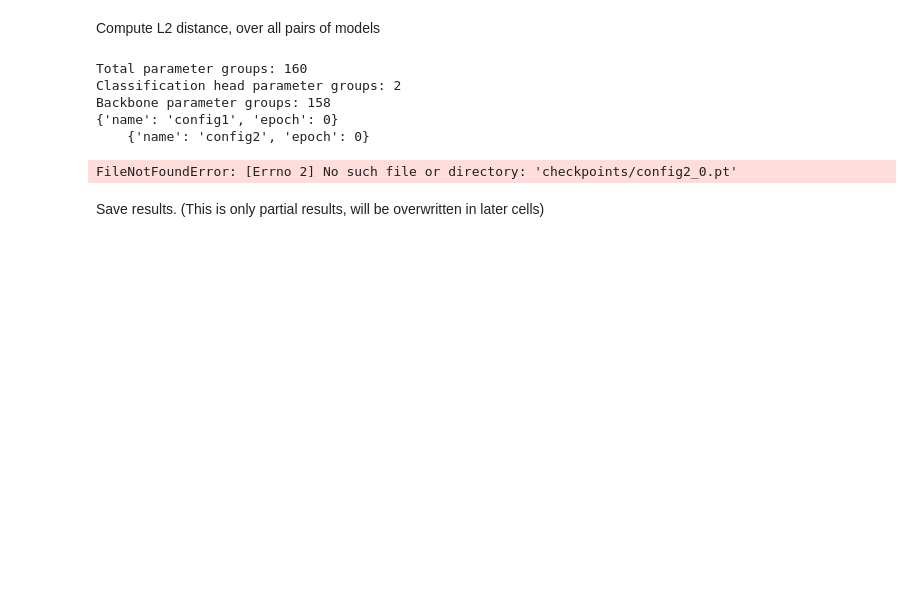
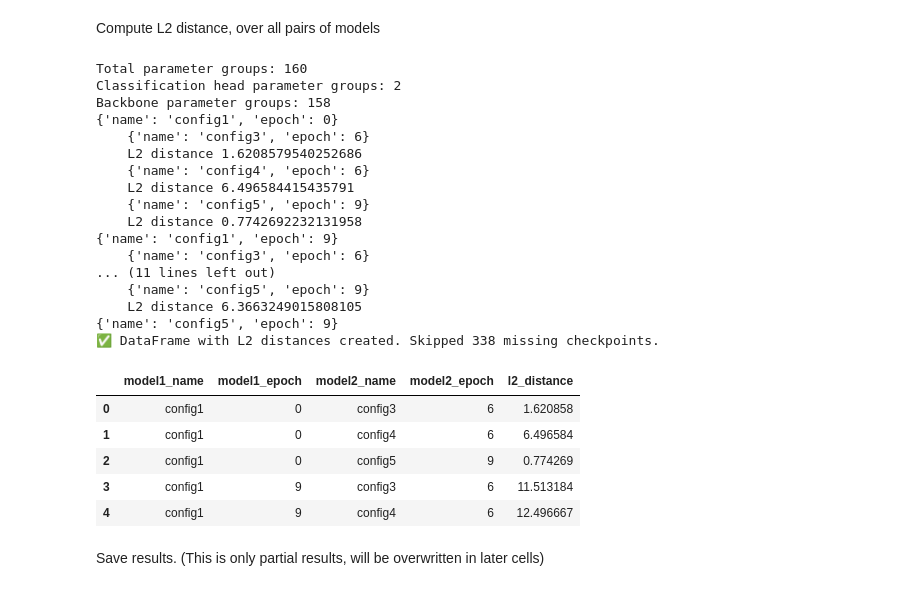
Before and after one commit to nbzy1995/research-model-merge, a Jupyter notebook: playground/merge_soup-clip-tinyImageNet/analyze-soup_distance.ipynb, the cells around one changed output. Cells and saved outputs as stored; diff of their text form; code cells hidden in the pictures; blank space fills up the shorter version.

```diff
--- a/playground/merge_soup-clip-tinyImageNet/analyze-soup_distance.ipynb
+++ b/playground/merge_soup-clip-tinyImageNet/analyze-soup_distance.ipynb
@@ -129,6 +177,8 @@ if not LOCAL:
 # will load models on the fly, otherwise RAM will overflow
 def load_model_sd(name, epoch):
     model_path = f'checkpoints/{name}_{epoch}.pt'
+    if not os.path.exists(model_path):
+        return None
     sd = torch.load(model_path, map_location=DEVICE)
     if not sd:
         raise ValueError(f"Failed to load model from {model_path}")
@@ -215,43 +217,67 @@ print(f"Backbone parameter groups: {len(backbone_params)}")
 #     print("❌ Some backbone parameters differ between models.")
 
 records = []
+skipped_count = 0
 
 for i in range(len(Model_ids)):
     model_sd_i = load_model_sd(**Model_ids[i])
+    if model_sd_i is None:
+        skipped_count += 1
+        continue
     print(f'{Model_ids[i]}')
     for j in range(i + 1, len(Model_ids)):
         # skip same model config but different epochs.
         if Model_ids[i]['name'] == Model_ids[j]['name']:
             continue
+        model_sd_j = load_model_sd(**Model_ids[j])
+        if model_sd_j is None:
+            skipped_count += 1
+            continue
         print(f'    {Model_ids[j]}')
-        model_sd_j = load_model_sd(**Model_ids[j])
 
         # Flatten and concatenate all parameters
         params_i = torch.cat([p.flatten() for p in model_sd_i.values()])
         params_j = torch.cat([p.flatten() for p in model_sd_j.values()])
 
         # Compute L2 distance
         l2_dist = torch.norm(params_i - params_j).item()
         print(f'    L2 distance {l2_dist}')
         records.append({
             'model1_name': Model_ids[i]['name'],
             'model1_epoch': Model_ids[i]['epoch'],
             'model2_name': Model_ids[j]['name'],
             'model2_epoch': Model_ids[j]['epoch'],
             'l2_distance': l2_dist,
         })
 
 # Create DataFrame
 df_results = pd.DataFrame(records)
-print("✅ DataFrame with L2 distances created.")
+print(f"✅ DataFrame with L2 distances created. Skipped {skipped_count} missing checkpoints.")
 df_results.head()
 # %% [output]
 Total parameter groups: 160
 Classification head parameter groups: 2
 Backbone parameter groups: 158
 {'name': 'config1', 'epoch': 0}
-    {'name': 'config2', 'epoch': 0}
+    {'name': 'config3', 'epoch': 6}
+    L2 distance 1.6208579540252686
+    {'name': 'config4', 'epoch': 6}
+    L2 distance 6.496584415435791
+    {'name': 'config5', 'epoch': 9}
+    L2 distance 0.7742692232131958
+{'name': 'config1', 'epoch': 9}
+    {'name': 'config3', 'epoch': 6}
+... (11 lines left out)
+    {'name': 'config5', 'epoch': 9}
+    L2 distance 6.3663249015808105
+{'name': 'config5', 'epoch': 9}
+✅ DataFrame with L2 distances created. Skipped 338 missing checkpoints.
-FileNotFoundError: [Errno 2] No such file or directory: 'checkpoints/config2_0.pt'
+|  | model1_name | model1_epoch | model2_name | model2_epoch | l2_distance |
+| 0 | config1 | 0 | config3 | 6 | 1.620858 |
+| 1 | config1 | 0 | config4 | 6 | 6.496584 |
+| 2 | config1 | 0 | config5 | 9 | 0.774269 |
+| 3 | config1 | 9 | config3 | 6 | 11.513184 |
+| 4 | config1 | 9 | config4 | 6 | 12.496667 |
 # %% [markdown]
 Save results. (This is only partial results, will be overwritten in later cells)
 # %%
```
Also changed, not shown: parts of 44 cells of this notebook, 4 other files.
